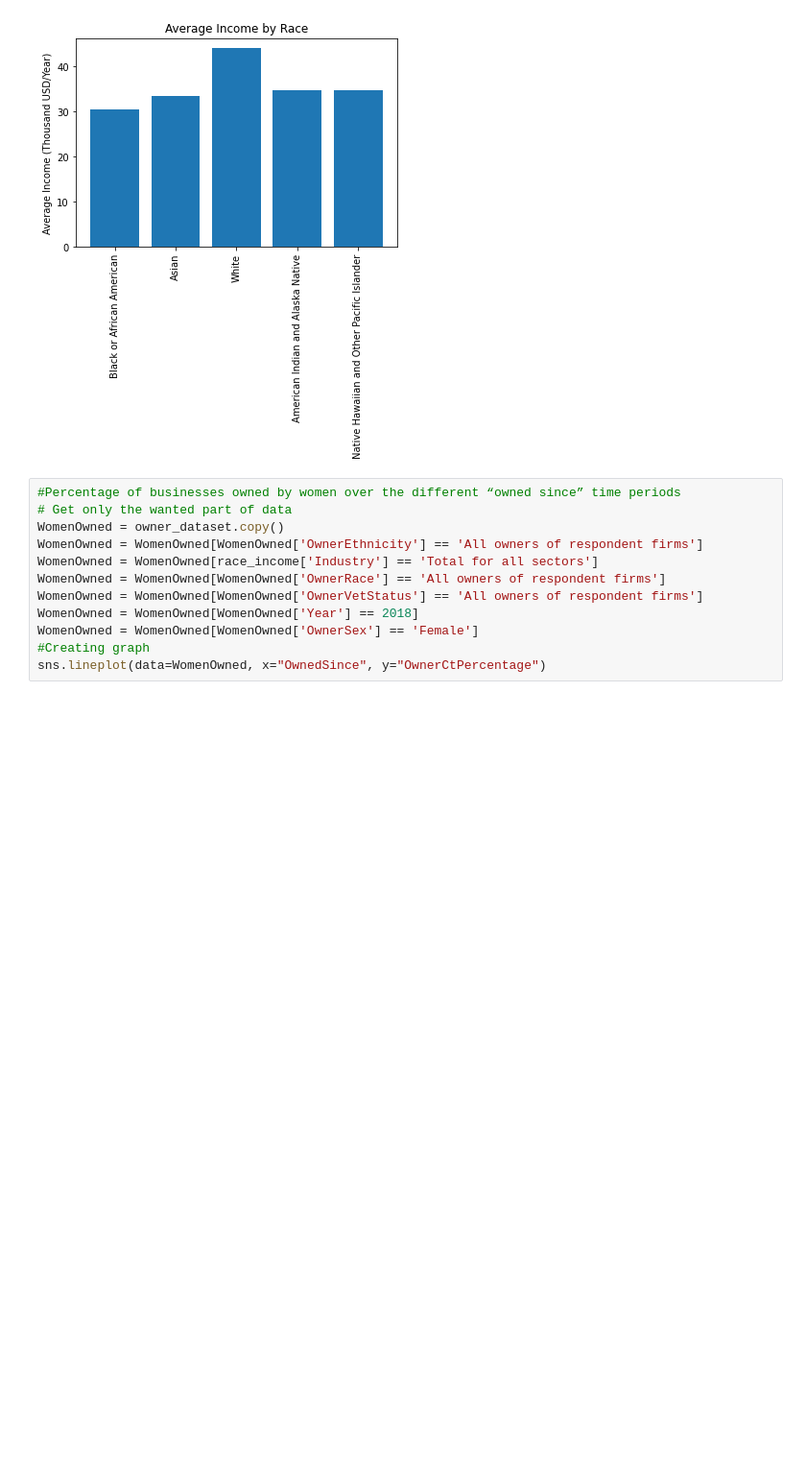
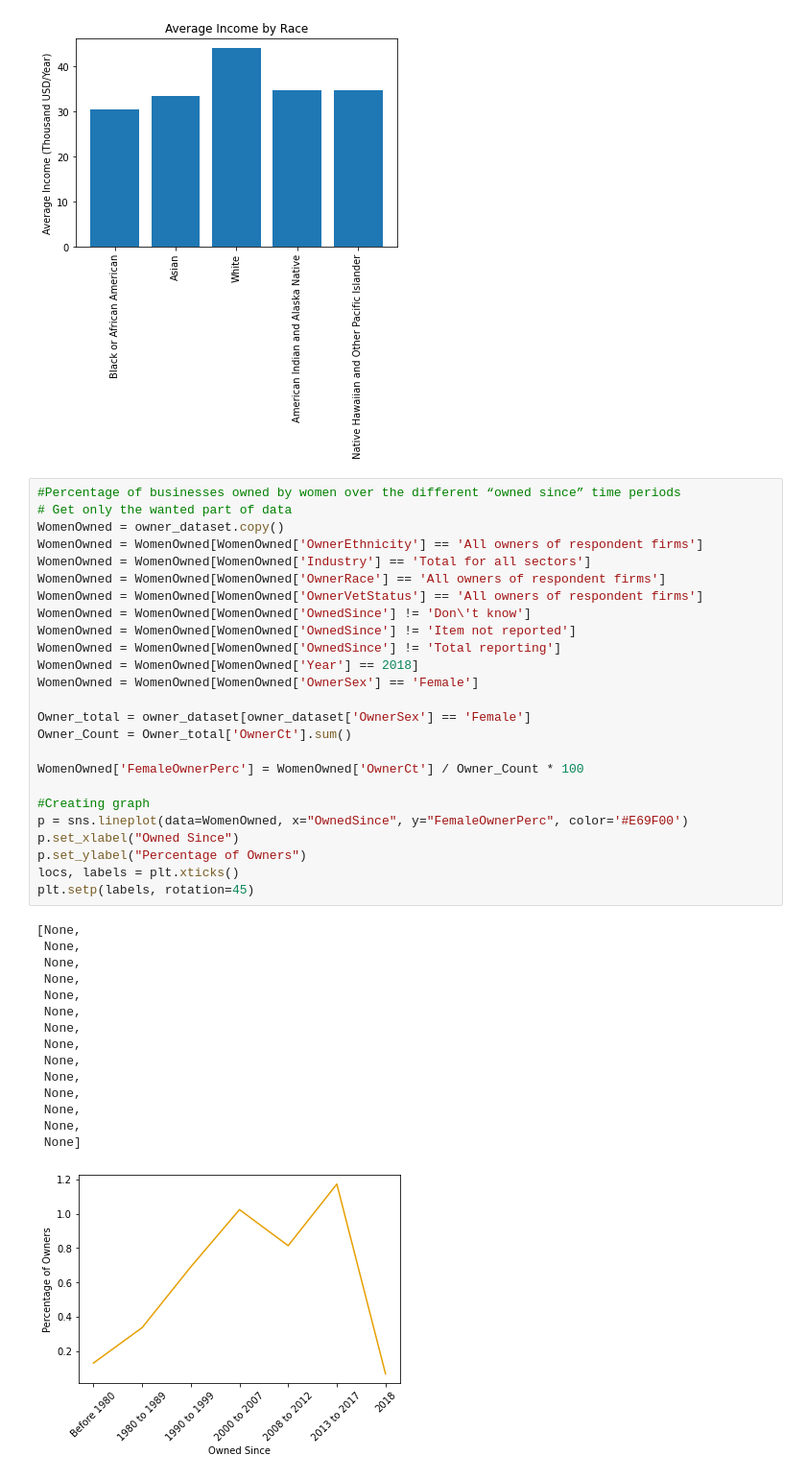
Before and after one commit to jackrlynn3/pandas-census-grp-5, a Jupyter notebook: visualizations.ipynb, the cells around one changed output. Shown at 96% size. Cells and saved outputs as stored; diff of their text form; blank space fills up the shorter version.

```diff
--- a/visualizations.ipynb
+++ b/visualizations.ipynb
@@ -193,15 +189,44 @@ Text(0, 0.5, 'Average Income (Thousand USD/Year)')
 # %%
 #Percentage of businesses owned by women over the different “owned since” time periods
 # Get only the wanted part of data
 WomenOwned = owner_dataset.copy()
 WomenOwned = WomenOwned[WomenOwned['OwnerEthnicity'] == 'All owners of respondent firms']
-WomenOwned = WomenOwned[race_income['Industry'] == 'Total for all sectors']
+WomenOwned = WomenOwned[WomenOwned['Industry'] == 'Total for all sectors']
 WomenOwned = WomenOwned[WomenOwned['OwnerRace'] == 'All owners of respondent firms']
 WomenOwned = WomenOwned[WomenOwned['OwnerVetStatus'] == 'All owners of respondent firms']
+WomenOwned = WomenOwned[WomenOwned['OwnedSince'] != 'Don\'t know']
+WomenOwned = WomenOwned[WomenOwned['OwnedSince'] != 'Item not reported']
+WomenOwned = WomenOwned[WomenOwned['OwnedSince'] != 'Total reporting']
 WomenOwned = WomenOwned[WomenOwned['Year'] == 2018]
 WomenOwned = WomenOwned[WomenOwned['OwnerSex'] == 'Female']
+
+Owner_total = owner_dataset[owner_dataset['OwnerSex'] == 'Female']
+Owner_Count = Owner_total['OwnerCt'].sum()
+
+WomenOwned['FemaleOwnerPerc'] = WomenOwned['OwnerCt'] / Owner_Count * 100
+
 #Creating graph
-sns.lineplot(data=WomenOwned, x="OwnedSince", y="OwnerCtPercentage")
+p = sns.lineplot(data=WomenOwned, x="OwnedSince", y="FemaleOwnerPerc", color='#E69F00')
+p.set_xlabel("Owned Since")
+p.set_ylabel("Percentage of Owners")
+locs, labels = plt.xticks()
+plt.setp(labels, rotation=45)
+# %% [output]
+[None,
+ None,
+ None,
+ None,
+ None,
+ None,
+ None,
+ None,
+ None,
+ None,
+ None,
+ None,
+ None,
+ None]
+[figure, added]
 # %%
 #What percentage of owners are male/female in each industry?
 # Get only the wanted part of data
```
Also changed, not shown: parts of 4 cells of this notebook.
